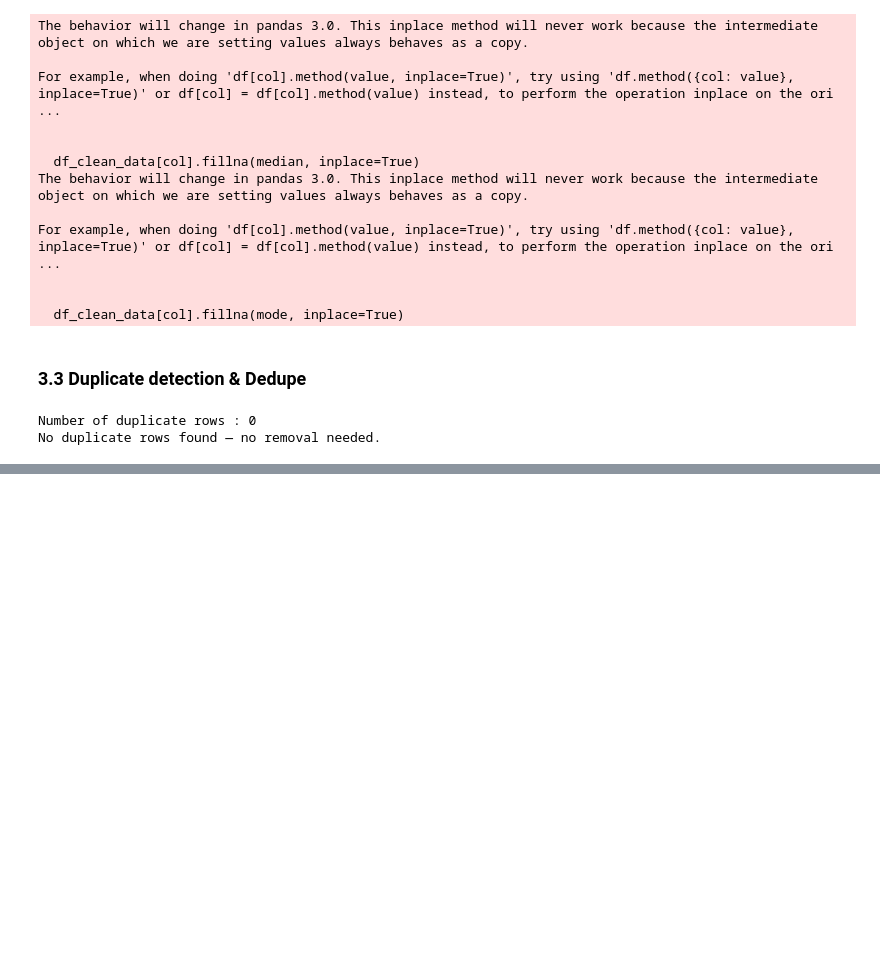
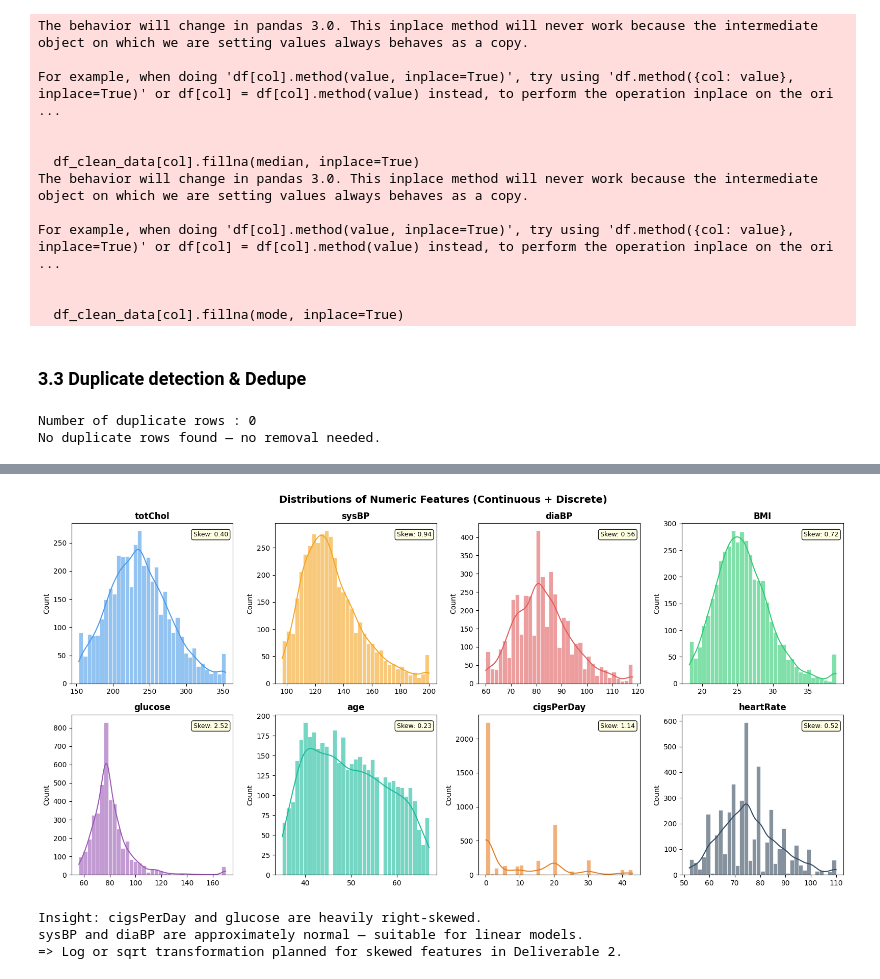
Before and after one commit to olkanth/MSCS_634_ProjectDeliverable_1, a Jupyter notebook: MSCS_634_Project_Notebook.ipynb, the cells around one changed output, grey strips where cells are left out. Cells and saved outputs as stored; diff of their text form; code cells hidden in the pictures; blank space fills up the shorter version.

```diff
--- a/MSCS_634_Project_Notebook.ipynb
+++ b/MSCS_634_Project_Notebook.ipynb
@@ -451,0 +443,31 @@ Insight: cigsPerDay, glucose, and sysBP show the most extreme outliers.
+# %%
+
+fig, axes = plt.subplots(2, 4, figsize=(16, 8))
+fig.suptitle("Distributions of Numeric Features (Continuous + Discrete)", fontsize=14, fontweight="bold")
+axes = axes.flatten()
+
+colors = ["#4C9BE8", "#F5A623", "#E05C5C", "#2ECC71",
+          "#9B59B6", "#1ABC9C", "#E67E22", "#34495E"]
+
+for ax, col, color in zip(axes, all_numeric_cols, colors):
+    sns.histplot(df_clean_data[col], bins=35, kde=True, ax=ax,
+                 color=color, alpha=0.6, edgecolor="white")
+    skew_val = df_clean_data[col].skew()
+    ax.set_title(col, fontweight="bold")
+    ax.set_xlabel("")
+    ax.text(0.97, 0.95, f"Skew: {skew_val:.2f}",
+            transform=ax.transAxes, ha="right", va="top", fontsize=9,
+            bbox=dict(boxstyle="round,pad=0.3", facecolor="lightyellow", alpha=0.85))
+
+plt.tight_layout()
+plt.savefig("Visualizations/4_feature_distributions.png", bbox_inches="tight")
+plt.show()
+
+print("\nInsight: cigsPerDay and glucose are heavily right-skewed.")
+print("sysBP and diaBP are approximately normal — suitable for linear models.")
+print("=> Log or sqrt transformation planned for skewed features in Deliverable 2.")
+# %% [output]
+[figure, added]
+Insight: cigsPerDay and glucose are heavily right-skewed.
+sysBP and diaBP are approximately normal — suitable for linear models.
+=> Log or sqrt transformation planned for skewed features in Deliverable 2.
```
Also changed, not shown: parts of 20 cells of this notebook.
